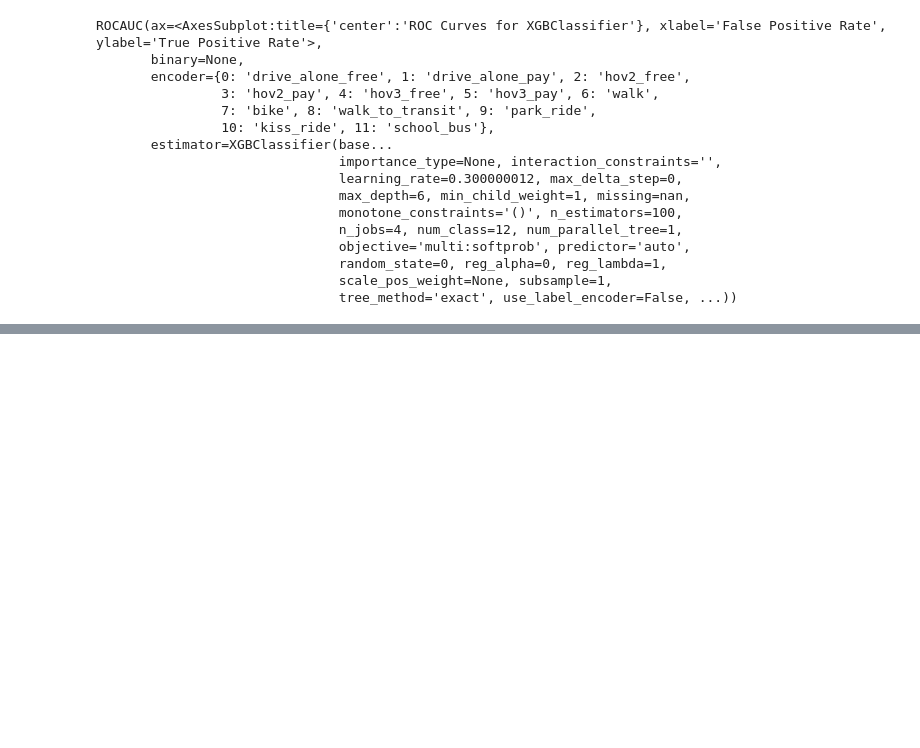
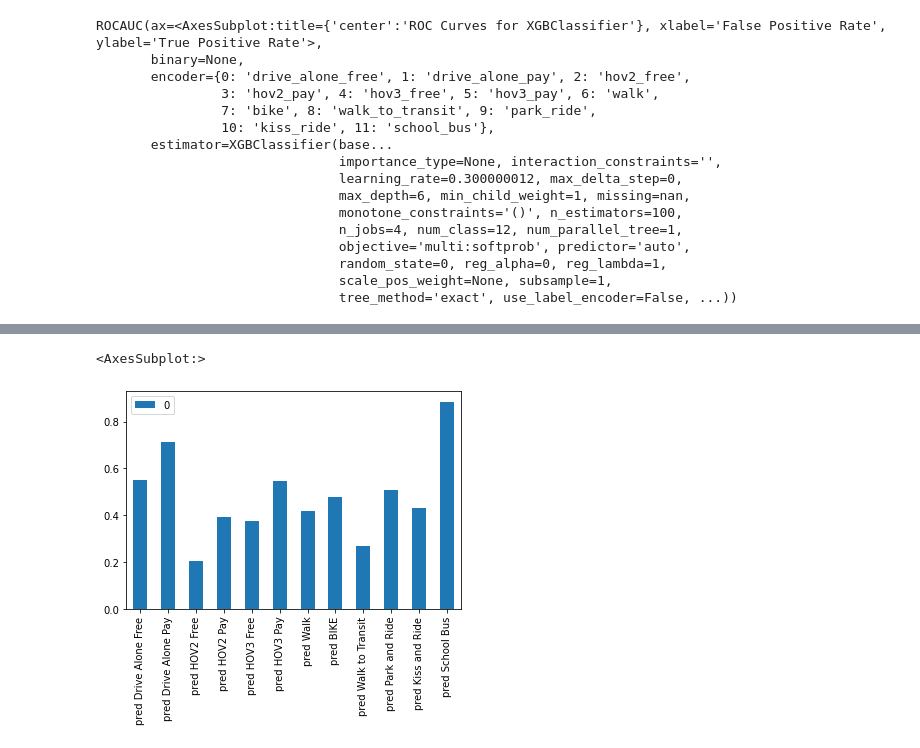
Before and after one commit to lkuwahara/DSC180B-B05, a Jupyter notebook: Combined_Notebook.ipynb, the cells around one changed output, grey strips where cells are left out. Saved outputs shown, nothing was run; the diff lists cells and outputs as text; code cells hidden in the pictures; blank space fills up the shorter version.

```diff
--- a/Combined_Notebook.ipynb
+++ b/Combined_Notebook.ipynb
@@ -1432,0 +1390,3 @@ ROCAUC(ax=<AxesSubplot:title={'center':'ROC Curves for XGBClassifier'}, xlabel='
+# %%
+y_pred_middle = list(compress(y_pred, middle_list))
+y_test_middle = list(compress(y_test, middle_list))
@@ -1432,0 +1431,3 @@ ROCAUC(ax=<AxesSubplot:title={'center':'ROC Curves for XGBClassifier'}, xlabel='
+# %%
+normalized_matrix_middle = metrics.confusion_matrix(y_test_middle, y_pred_middle)/ metrics.confusion_matrix(y_test_middle, y_pred_middle).astype(np.float).sum(axis=1)
+normalized_matrix_middle
@@ -1432,0 +1478,9 @@ ROCAUC(ax=<AxesSubplot:title={'center':'ROC Curves for XGBClassifier'}, xlabel='
+# %%
+accuracy_df_middle = pd.DataFrame(normalized_matrix_middle.diagonal()/normalized_matrix_middle.sum(axis=1))
+# %%
+accuracy_df_middle.index = travel_names
+# %%
+accuracy_df_middle.plot(kind='bar')
+# %% [output]
+<AxesSubplot:>
+[figure, added]
```
Also changed, not shown: parts of 34 cells of this notebook, 2 other files.
